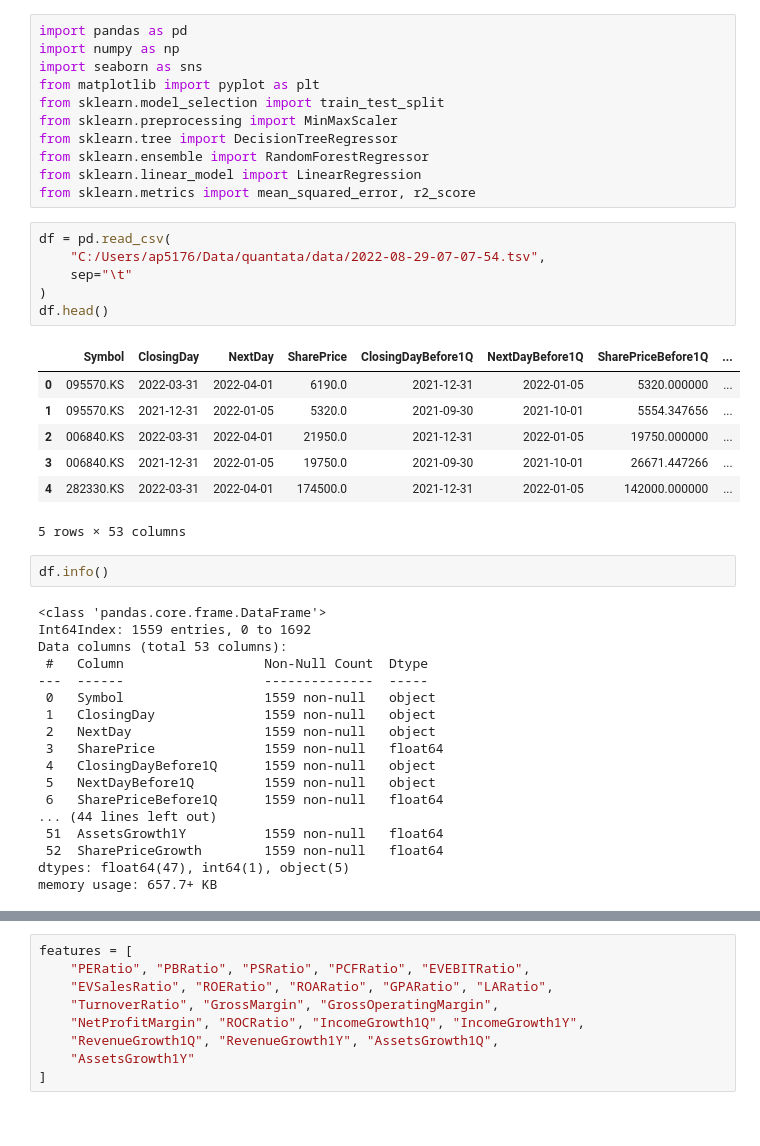
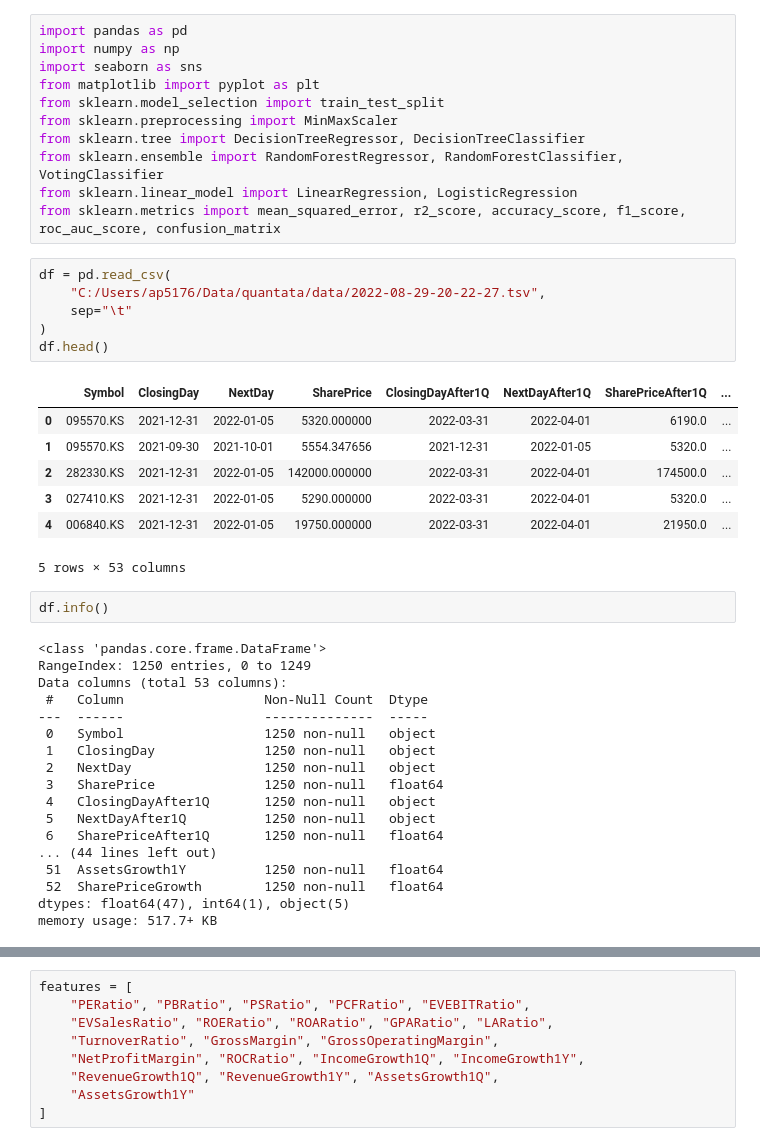
Before and after one commit to panda5176/quantata, a Jupyter notebook: examples/ml.ipynb, the cells around one changed output, grey strips where cells are left out. Cells and saved outputs as stored; diff of their text form.

```diff
--- a/examples/ml.ipynb
+++ b/examples/ml.ipynb
@@ -5,44 +5,44 @@ import seaborn as sns
 from matplotlib import pyplot as plt
 from sklearn.model_selection import train_test_split
 from sklearn.preprocessing import MinMaxScaler
-from sklearn.tree import DecisionTreeRegressor
-from sklearn.ensemble import RandomForestRegressor
-from sklearn.linear_model import LinearRegression
-from sklearn.metrics import mean_squared_error, r2_score
+from sklearn.tree import DecisionTreeRegressor, DecisionTreeClassifier
+from sklearn.ensemble import RandomForestRegressor, RandomForestClassifier, VotingClassifier
+from sklearn.linear_model import LinearRegression, LogisticRegression
+from sklearn.metrics import mean_squared_error, r2_score, accuracy_score, f1_score, roc_auc_score, confusion_matrix
 # %%
 df = pd.read_csv(
-    "C:/Users/ap5176/Data/quantata/data/2022-08-29-07-07-54.tsv",
+    "C:/Users/ap5176/Data/quantata/data/2022-08-29-20-22-27.tsv",
     sep="\t"
 )
 df.head()
 # %% [output]
-|  | Symbol | ClosingDay | NextDay | SharePrice | ClosingDayBefore1Q | NextDayBefore1Q | SharePriceBefore1Q | ... |
-| 0 | 095570.KS | 2022-03-31 | 2022-04-01 | 6190.0 | 2021-12-31 | 2022-01-05 | 5320.000000 | ... |
-| 1 | 095570.KS | 2021-12-31 | 2022-01-05 | 5320.0 | 2021-09-30 | 2021-10-01 | 5554.347656 | ... |
-| 2 | 006840.KS | 2022-03-31 | 2022-04-01 | 21950.0 | 2021-12-31 | 2022-01-05 | 19750.000000 | ... |
-| 3 | 006840.KS | 2021-12-31 | 2022-01-05 | 19750.0 | 2021-09-30 | 2021-10-01 | 26671.447266 | ... |
-| 4 | 282330.KS | 2022-03-31 | 2022-04-01 | 174500.0 | 2021-12-31 | 2022-01-05 | 142000.000000 | ... |
+|  | Symbol | ClosingDay | NextDay | SharePrice | ClosingDayAfter1Q | NextDayAfter1Q | SharePriceAfter1Q | ... |
+| 0 | 095570.KS | 2021-12-31 | 2022-01-05 | 5320.000000 | 2022-03-31 | 2022-04-01 | 6190.0 | ... |
+| 1 | 095570.KS | 2021-09-30 | 2021-10-01 | 5554.347656 | 2021-12-31 | 2022-01-05 | 5320.0 | ... |
+| 2 | 282330.KS | 2021-12-31 | 2022-01-05 | 142000.000000 | 2022-03-31 | 2022-04-01 | 174500.0 | ... |
+| 3 | 027410.KS | 2021-12-31 | 2022-01-05 | 5290.000000 | 2022-03-31 | 2022-04-01 | 5320.0 | ... |
+| 4 | 006840.KS | 2021-12-31 | 2022-01-05 | 19750.000000 | 2022-03-31 | 2022-04-01 | 21950.0 | ... |
 5 rows × 53 columns
 # %%
 df.info()
 # %% [output]
 <class 'pandas.core.frame.DataFrame'>
-Int64Index: 1559 entries, 0 to 1692
+RangeIndex: 1250 entries, 0 to 1249
 Data columns (total 53 columns):
  #   Column                  Non-Null Count  Dtype
 ---  ------                  --------------  -----
- 0   Symbol                  1559 non-null   object
- 1   ClosingDay              1559 non-null   object
- 2   NextDay                 1559 non-null   object
- 3   SharePrice              1559 non-null   float64
- 4   ClosingDayBefore1Q      1559 non-null   object
- 5   NextDayBefore1Q         1559 non-null   object
- 6   SharePriceBefore1Q      1559 non-null   float64
+ 0   Symbol                  1250 non-null   object
+ 1   ClosingDay              1250 non-null   object
+ 2   NextDay                 1250 non-null   object
+ 3   SharePrice              1250 non-null   float64
+ 4   ClosingDayAfter1Q       1250 non-null   object
+ 5   NextDayAfter1Q          1250 non-null   object
+ 6   SharePriceAfter1Q       1250 non-null   float64
 ... (44 lines left out)
- 51  AssetsGrowth1Y          1559 non-null   float64
- 52  SharePriceGrowth        1559 non-null   float64
+ 51  AssetsGrowth1Y          1250 non-null   float64
+ 52  SharePriceGrowth        1250 non-null   float64
 dtypes: float64(47), int64(1), object(5)
-memory usage: 657.7+ KB
+memory usage: 517.7+ KB
 # %%
 df.isna().sum()
 # %% [output]
```
Also changed, not shown: parts of 23 cells of this notebook.
